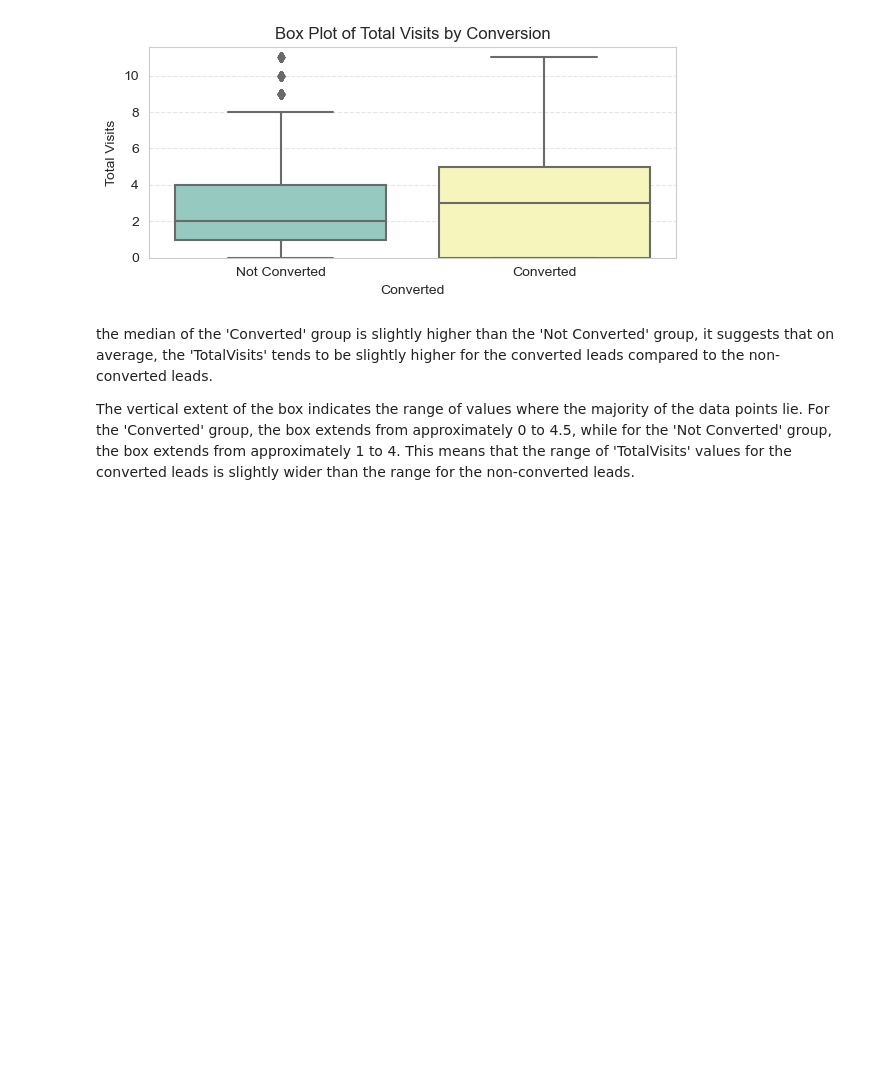
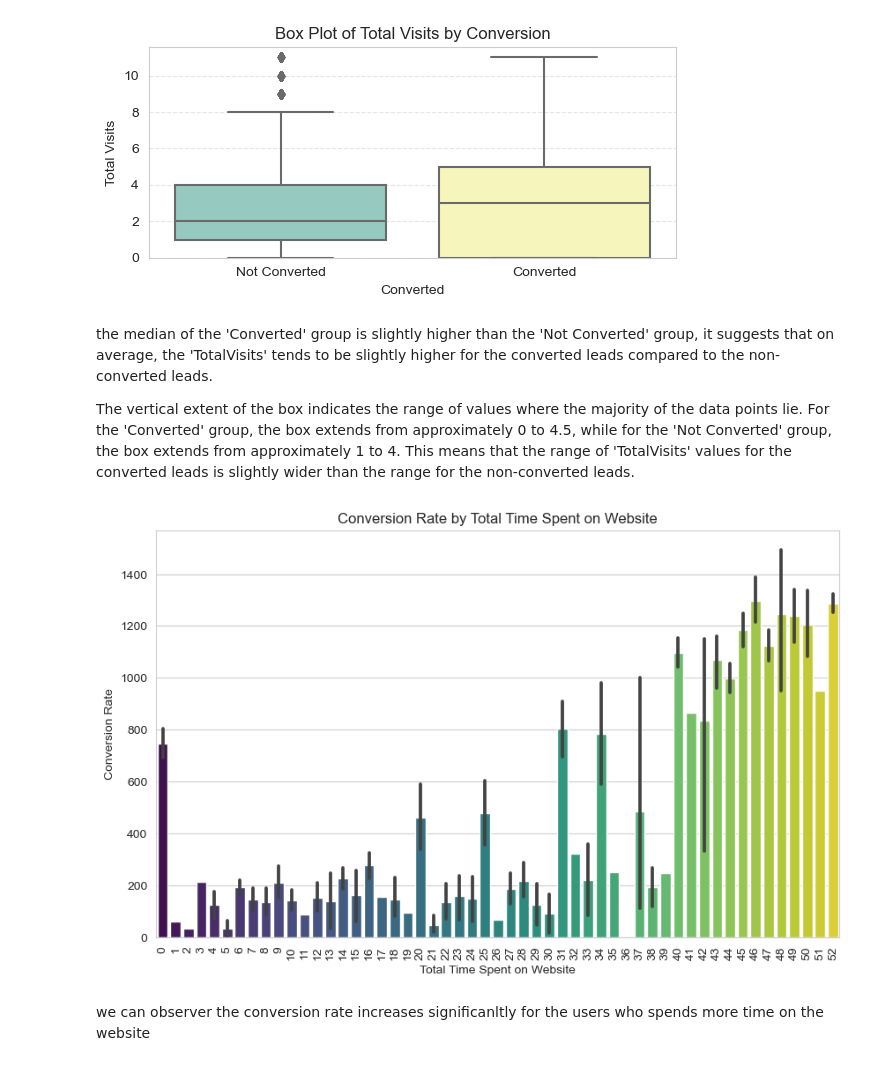
Before and after one commit to kunalworldwide/Lead-Scoring-Case-study, a Jupyter notebook: Lead-scoring-assignments.ipynb, the cells around one changed output. Cells and saved outputs as stored; diff of their text form; code cells hidden in the pictures; blank space fills up the shorter version.

```diff
--- a/Lead-scoring-assignments.ipynb
+++ b/Lead-scoring-assignments.ipynb
@@ -422,3 +422,22 @@ plt.show()
 the median of the 'Converted' group is slightly higher than the 'Not Converted' group, it suggests that on average, the 'TotalVisits' tends to be slightly higher for the converted leads compared to the non-converted leads.
 
 The vertical extent of the box indicates the range of values where the majority of the data points lie. For the 'Converted' group, the box extends from approximately 0 to 4.5, while for the 'Not Converted' group, the box extends from approximately 1 to 4. This means that the range of 'TotalVisits' values for the converted leads is slightly wider than the range for the non-converted leads.
+# %%
+# Group the data by total time spent and calculate the average conversion rate
+conversion_rate_by_time = df.groupby('Total Time Spent on Website')['Converted'].mean().reset_index()
+
+# Sort the data by total time spent in ascending order
+conversion_rate_by_time = conversion_rate_by_time.sort_values('Total Time Spent on Website')
+
+plt.figure(figsize=(5, 3))
+sns.barplot(y='Total Time Spent on Website', x='Converted', data=conversion_rate_by_time, palette='viridis')
+plt.xlabel('Total Time Spent on Website')
+plt.ylabel('Conversion Rate')
+plt.title('Conversion Rate by Total Time Spent on Website')
+plt.xticks(rotation=90)
+plt.gca().xaxis.set_major_formatter(plt.FuncFormatter(lambda x, _: '{:.0f}'.format(x)))
+plt.show()
+# %% [output]
+[figure, added]
+# %% [markdown]
+we can observer the conversion rate increases significanltly for the users who spends more time on the website
```
